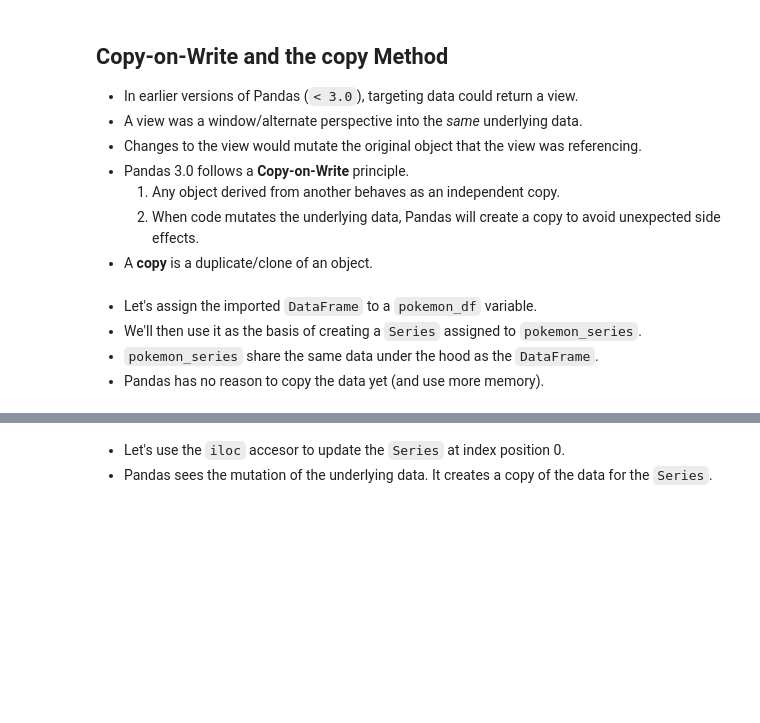
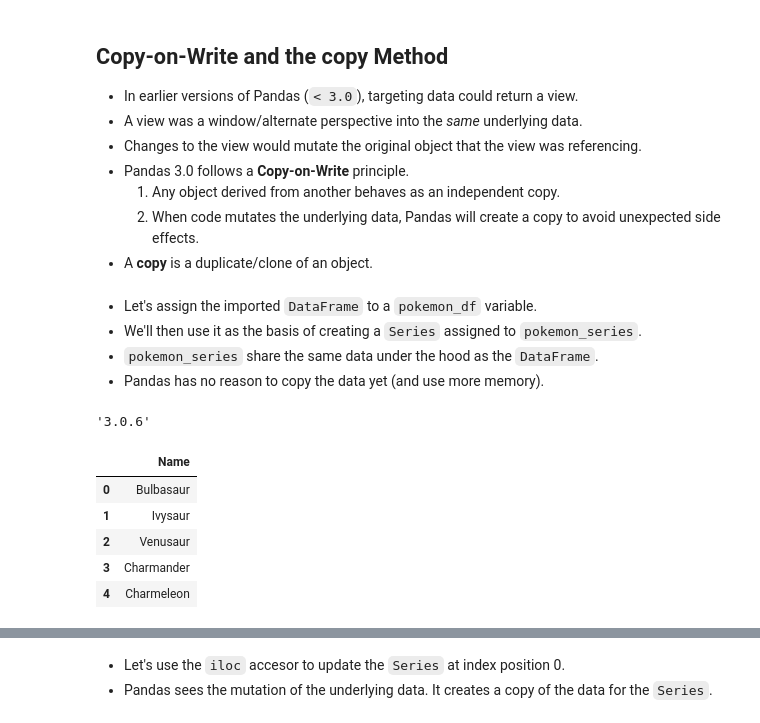
Before and after one commit to burhanudinrabbani1411/python_data_analyst, a Jupyter notebook: 03 - Series.ipynb, the cells around one changed output, grey strips where cells are left out. Cells and saved outputs as stored; diff of their text form; code cells hidden in the pictures; blank space fills up the shorter version.

```diff
--- a/03 - Series.ipynb
+++ b/03 - Series.ipynb
@@ -714,3 +859,17 @@ Name: Type, dtype: str
 - We'll then use it as the basis of creating a `Series` assigned to `pokemon_series`.
 - `pokemon_series` share the same data under the hood as the `DataFrame`.
 - Pandas has no reason to copy the data yet (and use more memory).
+# %%
+pd.__version__
+# %% [output]
+'3.0.6'
+# %%
+pokemons_df = pd.read_csv("data/csv/pokemon.csv", usecols=["Name"])
+pokemons_df.head()
+# %% [output]
+|  | Name |
+| 0 | Bulbasaur |
+| 1 | Ivysaur |
+| 2 | Venusaur |
+| 3 | Charmander |
+| 4 | Charmeleon |
```
Also changed, not shown: parts of 62 cells of this notebook, 1 other file.
